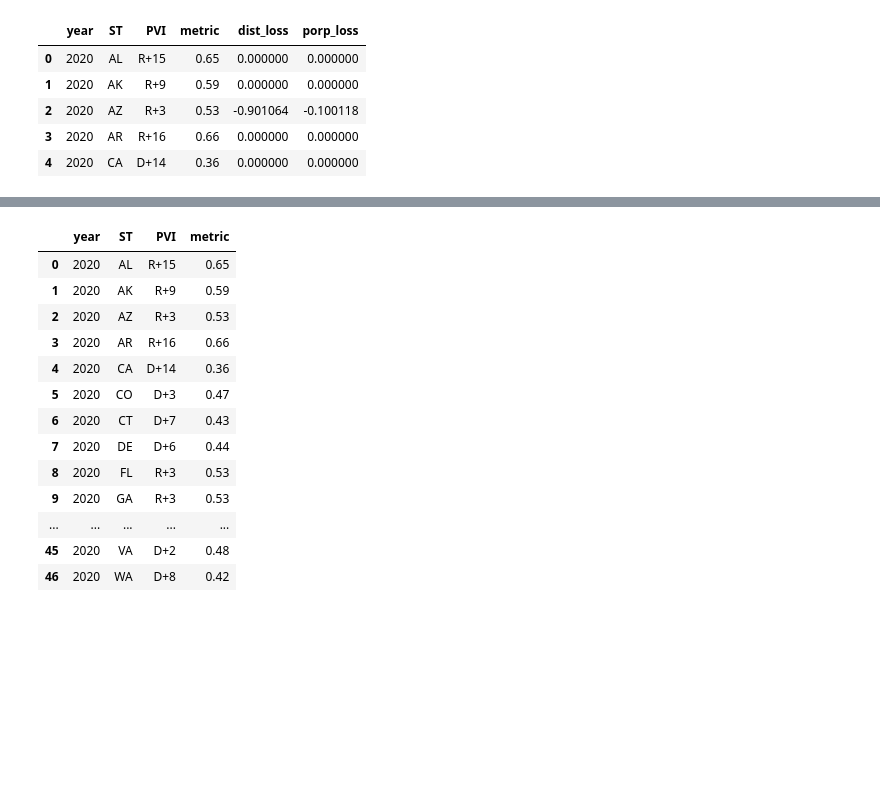
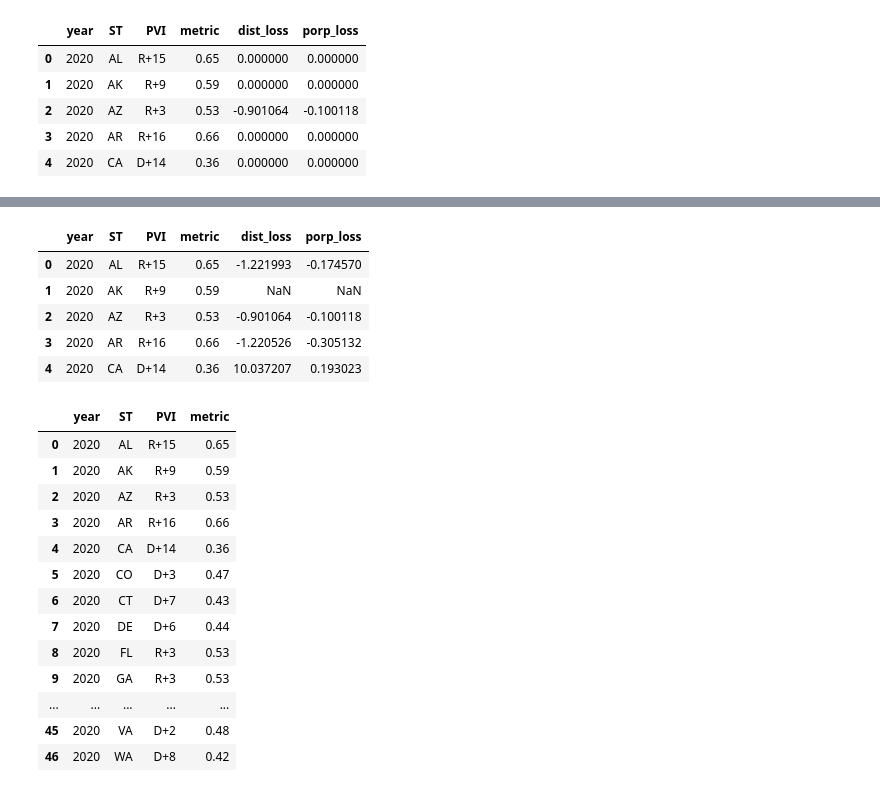
Before and after one commit to xadomatis/redistricting_project, a Jupyter notebook: processing/predictive_pvi.ipynb, the cells around one changed output, grey strips where cells are left out. Drawn from its saved outputs; the diff is of its cells as text; code cells hidden in the pictures; blank space fills up the shorter version.

Commit message:
Checkpoint on fairness processing

```diff
--- a/processing/predictive_pvi.ipynb
+++ b/processing/predictive_pvi.ipynb
@@ -301,0 +311,11 @@ fairness("CA")
+# %%
+#Loop function over the whole list of states
+[fairness(ST) for ST in state_118.ST]
+state_118.head()
+# %% [output]
+|  | year | ST | PVI | metric | dist_loss | porp_loss |
+| 0 | 2020 | AL | R+15 | 0.65 | -1.221993 | -0.174570 |
+| 1 | 2020 | AK | R+9 | 0.59 | NaN | NaN |
+| 2 | 2020 | AZ | R+3 | 0.53 | -0.901064 | -0.100118 |
+| 3 | 2020 | AR | R+16 | 0.66 | -1.220526 | -0.305132 |
+| 4 | 2020 | CA | D+14 | 0.36 | 10.037207 | 0.193023 |
```
Also changed, not shown: parts of 3 cells of this notebook, 1 other file.
